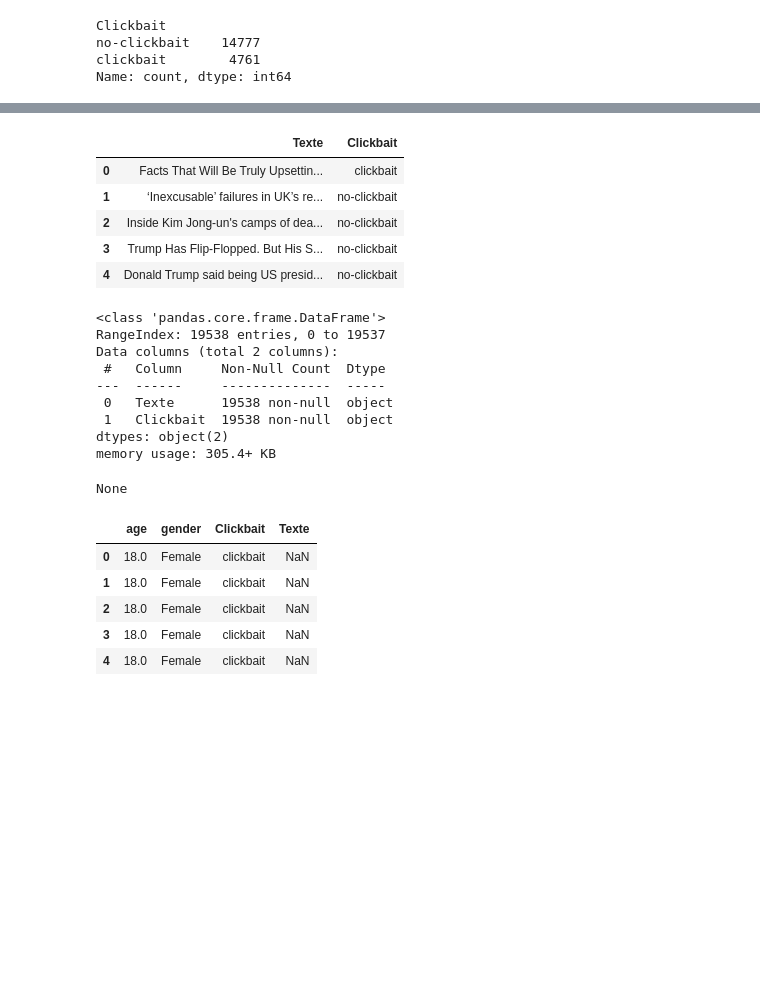
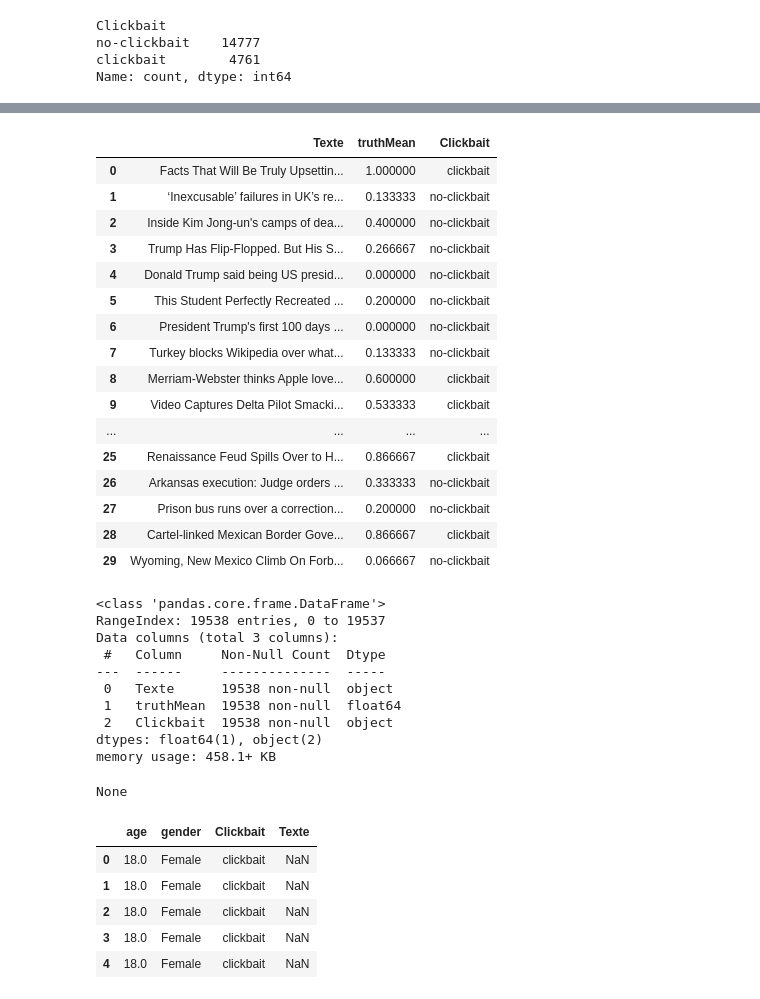
Before and after one commit to alexandre-cameron-borges/ACBorges_Clickscore_SDUDAnalytics, a Jupyter notebook: ACBorges_Clickscore_SDUDAnalytics.ipynb, the cells around one changed output, grey strips where cells are left out. Cells and saved outputs as stored; diff of their text form; code cells hidden in the pictures; blank space fills up the shorter version.

```diff
--- a/ACBorges_Clickscore_SDUDAnalytics.ipynb
+++ b/ACBorges_Clickscore_SDUDAnalytics.ipynb
@@ -268,8 +268,8 @@ clickbait       500
 Name: count, dtype: int64
 # %%
 # 1) Chemin vers fichier webis JSONL & 2) Charger le JSONL
-pathtableclickbait_d = "/content/drive/MyDrive/data/raw/webis_clickbait/clickbait17-validation-170630/truth.jsonl"
-pathtableclickbait_d2 = "/content/drive/MyDrive/data/raw/webis_clickbait/clickbait17-validation-170630/instances.jsonl"
+pathtableclickbait_d = "/content/drive/MyDrive/data/raw/webis_clickbait/clickbait17-large-validation-170630/truth.jsonl"
+pathtableclickbait_d2 = "/content/drive/MyDrive/data/raw/webis_clickbait/clickbait17-large-validation-170630/instances.jsonl"
 tableclickbait_d = pd.read_json(pathtableclickbait_d, lines=True)
 tableclickbait_d2 = pd.read_json(pathtableclickbait_d2, lines=True)
 
@@ -376,7 +376,7 @@ Name: count, dtype: int64
 cols_a   = ['Texte', 'Clickbait']
 cols_b   = ['age', 'gender', 'Clickbait']
 cols_c   = ['age', 'gender', 'Texte', 'Clickbait']
-cols_d   = ['Clickbait', 'id']
+cols_d   = ['Clickbait','truthMean', 'id']
 cols_d2  = ['Texte', 'postMedia', 'id']
 
 tableclickbait_a  = tableclickbait_a[cols_a]
@@ -424,36 +424,48 @@ display(tableclickbait_d2.head(5))
 # %%
 #Fusion de D & D2 (Webis)
 
 tableclickbait_dd2 = pd.merge(
     tableclickbait_d,
     tableclickbait_d2,
     on="id",
     how="inner"
 )
 
 #Filtre
-cols_dd2  = ['Texte', 'Clickbait']
+cols_dd2  = ['Texte','truthMean','Clickbait']
 tableclickbait_dd2 = tableclickbait_dd2[cols_dd2]
 
 
-display(tableclickbait_dd2.head(5))
+display(tableclickbait_dd2.head(30))
 display(tableclickbait_dd2.info())
 # %% [output]
-|  | Texte | Clickbait |
-| 0 | Facts That Will Be Truly Upsettin... | clickbait |
-| 1 | ‘Inexcusable’ failures in UK’s re... | no-clickbait |
-| 2 | Inside Kim Jong-un's camps of dea... | no-clickbait |
-| 3 | Trump Has Flip-Flopped. But His S... | no-clickbait |
-| 4 | Donald Trump said being US presid... | no-clickbait |
+|  | Texte | truthMean | Clickbait |
+| 0 | Facts That Will Be Truly Upsettin... | 1.000000 | clickbait |
+| 1 | ‘Inexcusable’ failures in UK’s re... | 0.133333 | no-clickbait |
+| 2 | Inside Kim Jong-un's camps of dea... | 0.400000 | no-clickbait |
+| 3 | Trump Has Flip-Flopped. But His S... | 0.266667 | no-clickbait |
+| 4 | Donald Trump said being US presid... | 0.000000 | no-clickbait |
+| 5 | This Student Perfectly Recreated ... | 0.200000 | no-clickbait |
+| 6 | President Trump's first 100 days ... | 0.000000 | no-clickbait |
+| 7 | Turkey blocks Wikipedia over what... | 0.133333 | no-clickbait |
+| 8 | Merriam-Webster thinks Apple love... | 0.600000 | clickbait |
+| 9 | Video Captures Delta Pilot Smacki... | 0.533333 | clickbait |
+| ... | ... | ... | ... |
+| 25 | Renaissance Feud Spills Over to H... | 0.866667 | clickbait |
+| 26 | Arkansas execution: Judge orders ... | 0.333333 | no-clickbait |
+| 27 | Prison bus runs over a correction... | 0.200000 | no-clickbait |
+| 28 | Cartel-linked Mexican Border Gove... | 0.866667 | clickbait |
+| 29 | Wyoming, New Mexico Climb On Forb... | 0.066667 | no-clickbait |
 <class 'pandas.core.frame.DataFrame'>
 RangeIndex: 19538 entries, 0 to 19537
-Data columns (total 2 columns):
+Data columns (total 3 columns):
  #   Column     Non-Null Count  Dtype
 ---  ------     --------------  -----
  0   Texte      19538 non-null  object
- 1   Clickbait  19538 non-null  object
-dtypes: object(2)
-memory usage: 305.4+ KB
+ 1   truthMean  19538 non-null  float64
+ 2   Clickbait  19538 non-null  object
+dtypes: float64(1), object(2)
+memory usage: 458.1+ KB
 None
 # %%
 #Fusion de B & C
```
Also changed, not shown: parts of 15 cells of this notebook.
